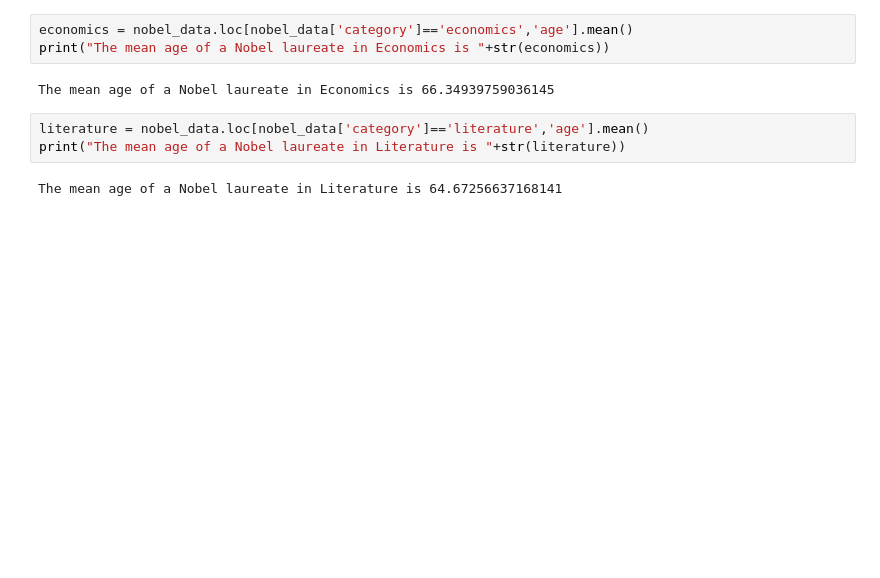
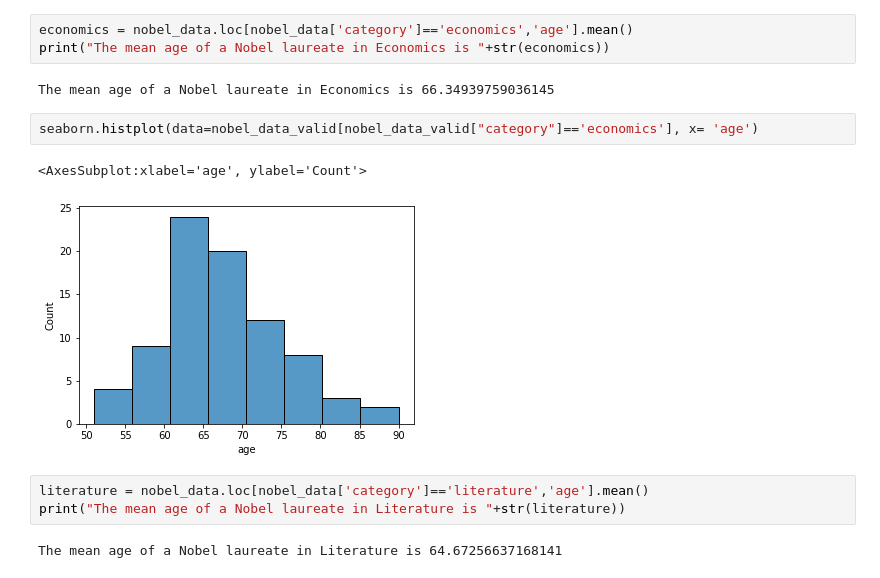
Before and after one commit to qbello22/2950-Project, a Jupyter notebook: Nobel Laureates - Phase IV.ipynb, the cells around one changed output. Cells and saved outputs as stored; diff of their text form; blank space fills up the shorter version.

```diff
--- a/Nobel Laureates - Phase IV.ipynb
+++ b/Nobel Laureates - Phase IV.ipynb
@@ -136,6 +151,11 @@ economics = nobel_data.loc[nobel_data['category']=='economics','age'].mean()
 print("The mean age of a Nobel laureate in Economics is "+str(economics))
 # %% [output]
 The mean age of a Nobel laureate in Economics is 66.34939759036145
+# %%
+seaborn.histplot(data=nobel_data_valid[nobel_data_valid["category"]=='economics'], x= 'age')
+# %% [output]
+<AxesSubplot:xlabel='age', ylabel='Count'>
+[figure, added]
 # %%
 literature = nobel_data.loc[nobel_data['category']=='literature','age'].mean()
 print("The mean age of a Nobel laureate in Literature is "+str(literature))
```
Also changed, not shown: parts of 4 cells of this notebook.
